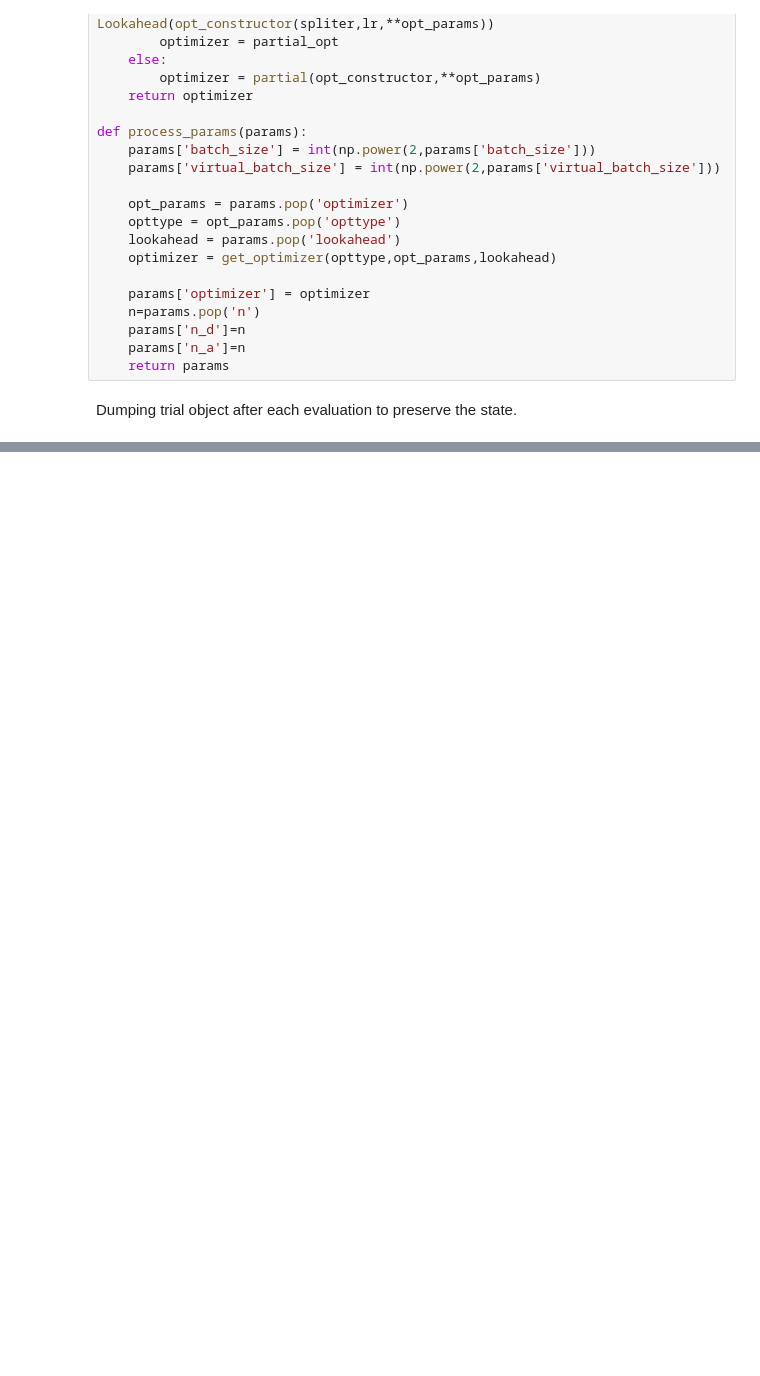
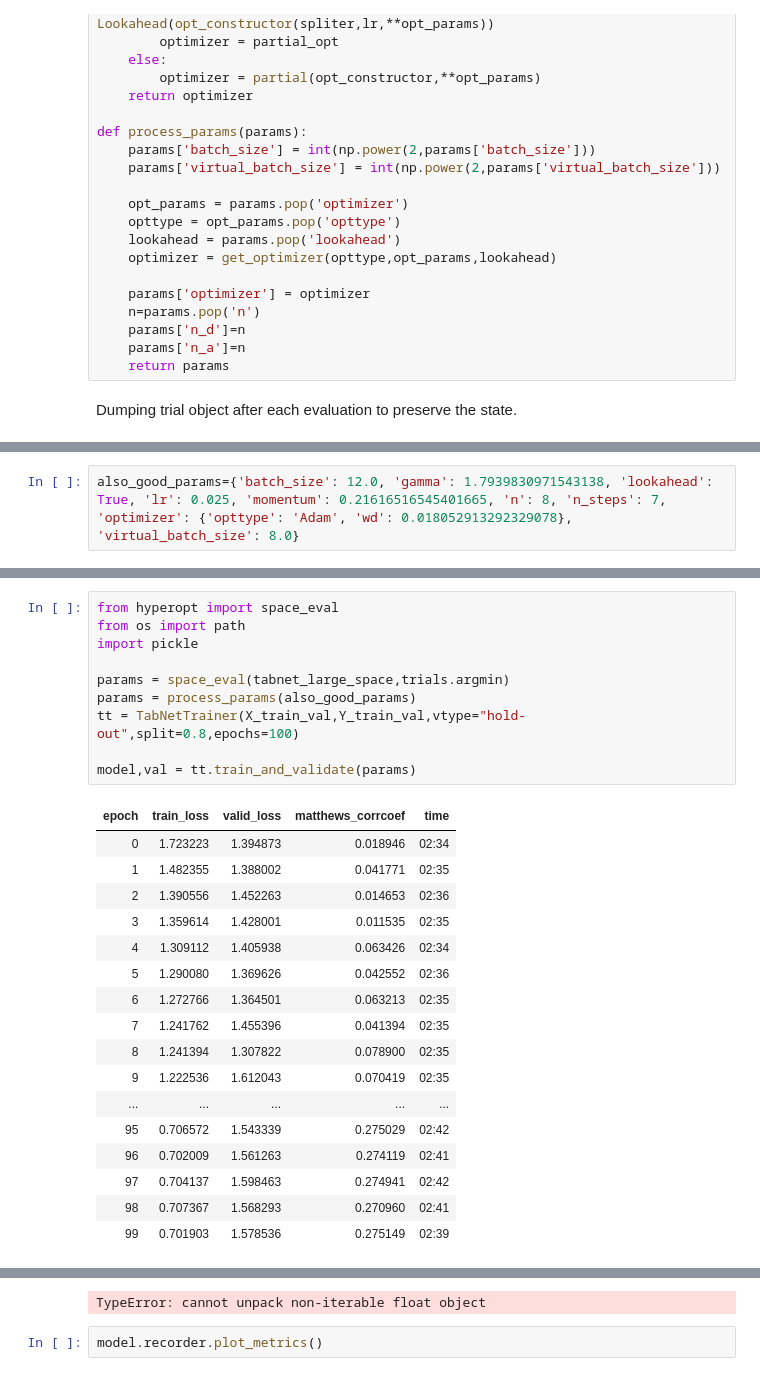
Before and after one commit to erudic/mt-tabnet-xgboost-model-comparison, a Jupyter notebook: notebooks/optimization/df_large/tabnet.ipynb, the cells around one changed output, grey strips where cells are left out. Drawn from its saved outputs; the diff is of its cells as text; blank space fills up the shorter version.

```diff
--- a/notebooks/optimization/df_large/tabnet.ipynb
+++ b/notebooks/optimization/df_large/tabnet.ipynb
@@ -105,0 +122,2 @@ KeyboardInterrupt:
+# %%
+also_good_params={'batch_size': 12.0, 'gamma': 1.7939830971543138, 'lookahead': True, 'lr': 0.025, 'momentum': 0.21616516545401665, 'n': 8, 'n_steps': 7, 'optimizer': {'opttype': 'Adam', 'wd': 0.018052913292329078}, 'virtual_batch_size': 8.0}
@@ -105,0 +152,28 @@ KeyboardInterrupt:
+# %%
+from hyperopt import space_eval
+from os import path
+import pickle
+
+params = space_eval(tabnet_large_space,trials.argmin)
+params = process_params(also_good_params)
+tt = TabNetTrainer(X_train_val,Y_train_val,vtype="hold-out",split=0.8,epochs=100)
+
+model,val = tt.train_and_validate(params)
+# %% [output]
+| epoch | train_loss | valid_loss | matthews_corrcoef | time |
+| 0 | 1.723223 | 1.394873 | 0.018946 | 02:34 |
+| 1 | 1.482355 | 1.388002 | 0.041771 | 02:35 |
+| 2 | 1.390556 | 1.452263 | 0.014653 | 02:36 |
+| 3 | 1.359614 | 1.428001 | 0.011535 | 02:35 |
+| 4 | 1.309112 | 1.405938 | 0.063426 | 02:34 |
+| 5 | 1.290080 | 1.369626 | 0.042552 | 02:36 |
+| 6 | 1.272766 | 1.364501 | 0.063213 | 02:35 |
+| 7 | 1.241762 | 1.455396 | 0.041394 | 02:35 |
+| 8 | 1.241394 | 1.307822 | 0.078900 | 02:35 |
+| 9 | 1.222536 | 1.612043 | 0.070419 | 02:35 |
+| ... | ... | ... | ... | ... |
+| 95 | 0.706572 | 1.543339 | 0.275029 | 02:42 |
+| 96 | 0.702009 | 1.561263 | 0.274119 | 02:41 |
+| 97 | 0.704137 | 1.598463 | 0.274941 | 02:42 |
+| 98 | 0.707367 | 1.568293 | 0.270960 | 02:41 |
+| 99 | 0.701903 | 1.578536 | 0.275149 | 02:39 |
@@ -105,0 +181,3 @@ KeyboardInterrupt:
+TypeError: cannot unpack non-iterable float object
+# %%
+model.recorder.plot_metrics()
```
Also changed, not shown: parts of 8 cells of this notebook.
